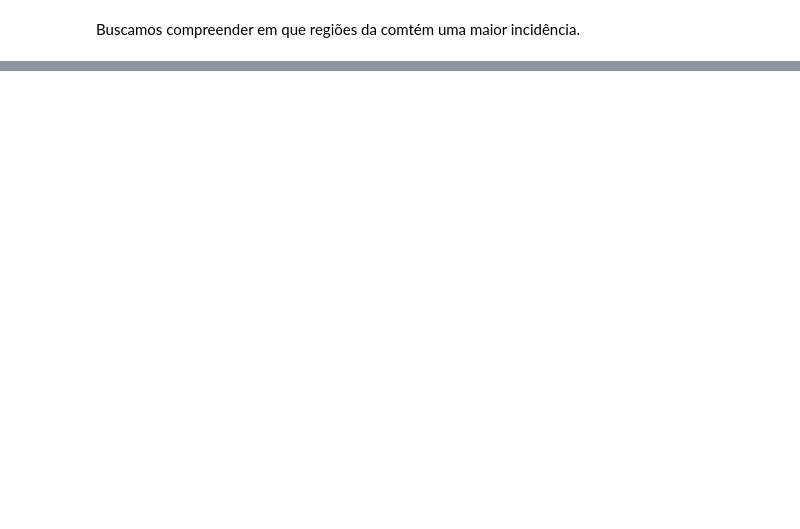
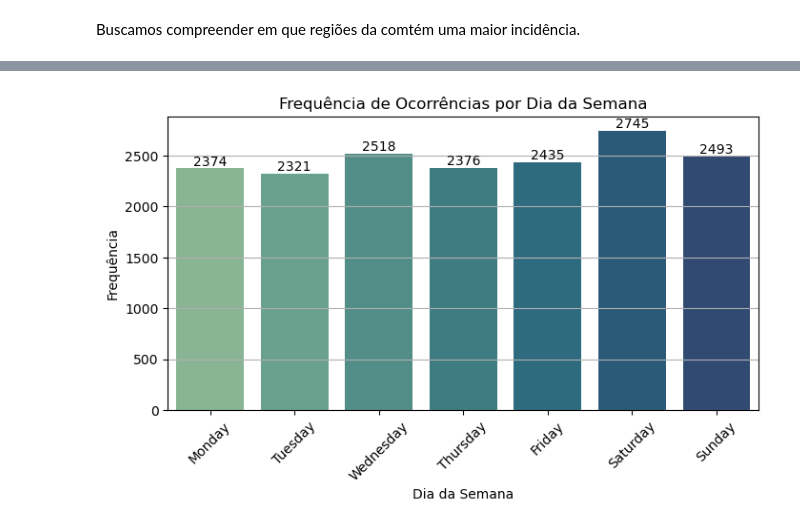
Before and after one commit to JpLimags/Use-of-force-classifier, a Jupyter notebook: Classifier_use_of_force.ipynb, the cells around one changed output, grey strips where cells are left out. Cells and saved outputs as stored; diff of their text form; code cells hidden in the pictures; blank space fills up the shorter version.

```diff
--- a/Classifier_use_of_force.ipynb
+++ b/Classifier_use_of_force.ipynb
@@ -112,5 +111,0 @@ plt.show()
-# %%
-# Número de incidentes por dia da semana
-
-df['day_week'] = df['Occured_date_time'].dt.day_of_week
-df.day_week.value_counts().sort_values()
@@ -150,0 +114,17 @@ Name: count, dtype: int64
+# %%
+df['day_of_week'] = df['Occured_date_time'].dt.day_name()
+
+day_counts = df['day_of_week'].value_counts().reindex(['Monday', 'Tuesday', 'Wednesday', 'Thursday', 'Friday', 'Saturday', 'Sunday'], fill_value=0).reset_index()
+day_counts.columns = ['day_of_week', 'count']
+
+plt.figure(figsize=(8, 4))
+ax =sns.barplot(data=day_counts, x='day_of_week', y='count', palette="crest",estimator="sum", errorbar=None)
+ax.bar_label(ax.containers[0], fontsize=10);
+plt.title('Frequência de Ocorrências por Dia da Semana')
+plt.xlabel('Dia da Semana')
+plt.ylabel('Frequência')
+plt.xticks(rotation=45)
+plt.grid(axis='y')
+plt.show()
+# %% [output]
+[figure, added]
```
Also changed, not shown: parts of 4 cells of this notebook.
